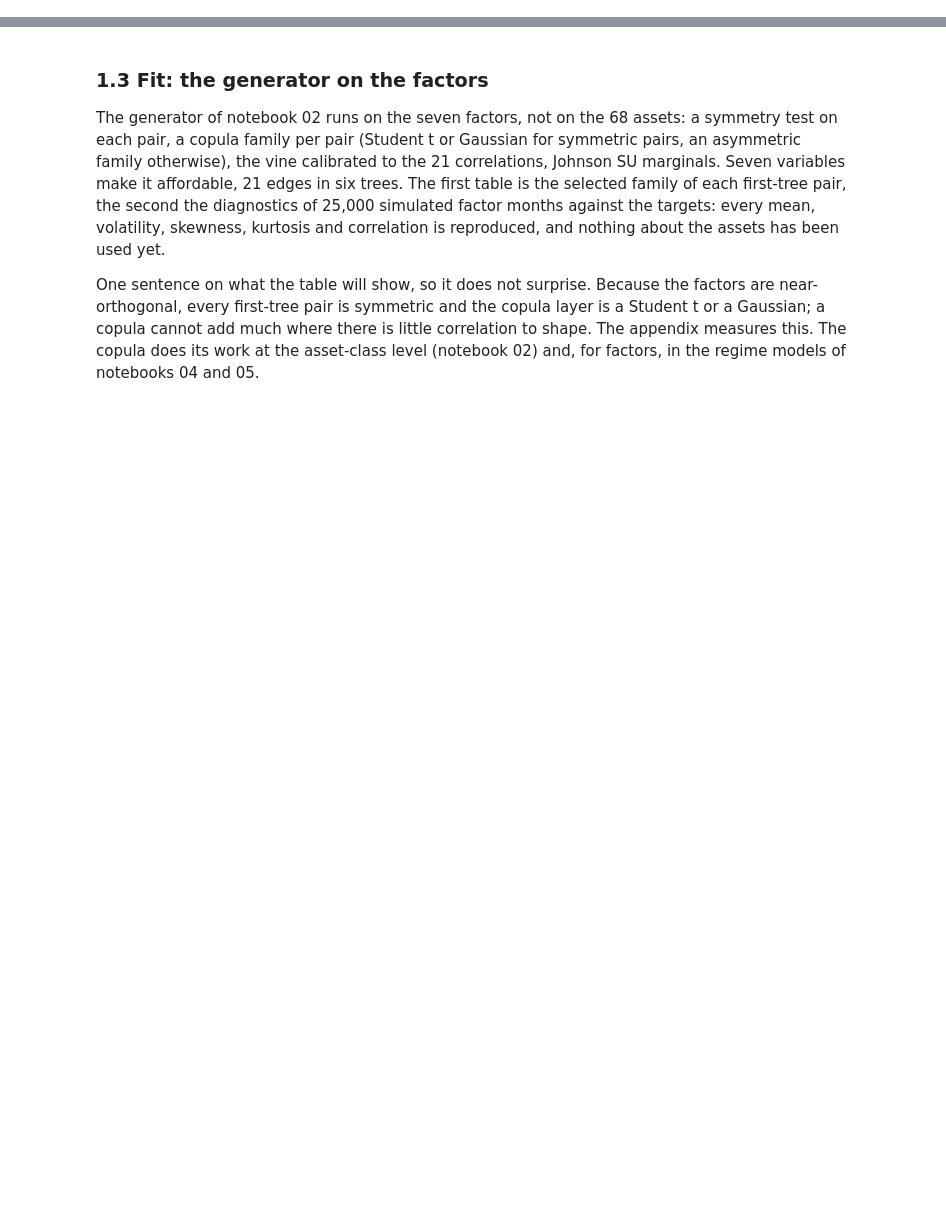
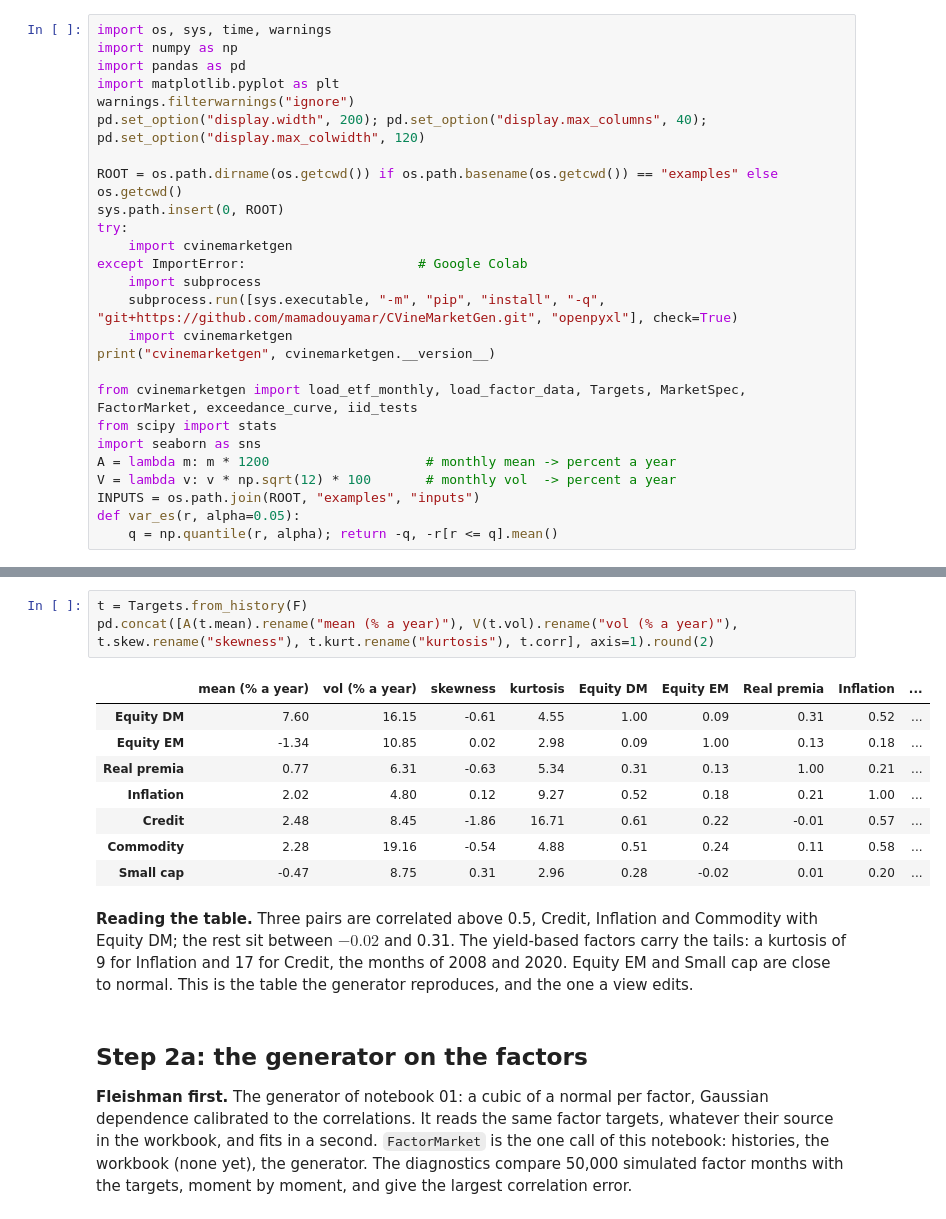
Before and after one commit to mamadouyamar/CVineMarketGen, a Jupyter notebook: examples/03_many_assets_factors.ipynb, the cells around one changed output, grey strips where cells are left out. Cells and saved outputs as stored; diff of their text form; blank space fills up the shorter version.

```diff
--- a/examples/03_many_assets_factors.ipynb
+++ b/examples/03_many_assets_factors.ipynb
@@ -163,0 +68,26 @@ print("specification report (first rows):"); fm0.spec_report().loc[show]
+# %%
+import os, sys, time, warnings
+import numpy as np
+import pandas as pd
+import matplotlib.pyplot as plt
+warnings.filterwarnings("ignore")
+pd.set_option("display.width", 200); pd.set_option("display.max_columns", 40); pd.set_option("display.max_colwidth", 120)
+
+ROOT = os.path.dirname(os.getcwd()) if os.path.basename(os.getcwd()) == "examples" else os.getcwd()
+sys.path.insert(0, ROOT)
+try:
+    import cvinemarketgen
+except ImportError:                      # Google Colab
+    import subprocess
+    subprocess.run([sys.executable, "-m", "pip", "install", "-q", "git+https://github.com/mamadouyamar/CVineMarketGen.git", "openpyxl"], check=True)
+    import cvinemarketgen
+print("cvinemarketgen", cvinemarketgen.__version__)
+
+from cvinemarketgen import load_etf_monthly, load_factor_data, Targets, MarketSpec, FactorMarket, exceedance_curve, iid_tests
+from scipy import stats
+import seaborn as sns
+A = lambda m: m * 1200                    # monthly mean -> percent a year
+V = lambda v: v * np.sqrt(12) * 100       # monthly vol  -> percent a year
+INPUTS = os.path.join(ROOT, "examples", "inputs")
+def var_es(r, alpha=0.05):
+    q = np.quantile(r, alpha); return -q, -r[r <= q].mean()
@@ -164,20 +182,28 @@ print("specification report (first rows):"); fm0.spec_report().loc[show]
+# %%
+t = Targets.from_history(F)
+pd.concat([A(t.mean).rename("mean (% a year)"), V(t.vol).rename("vol (% a year)"), t.skew.rename("skewness"), t.kurt.rename("kurtosis"), t.corr], axis=1).round(2)
+# %% [output]
+|  | mean (% a year) | vol (% a year) | skewness | kurtosis | Equity DM | Equity EM | Real premia | Inflation | ... |
+| Equity DM | 7.60 | 16.15 | -0.61 | 4.55 | 1.00 | 0.09 | 0.31 | 0.52 | ... |
+| Equity EM | -1.34 | 10.85 | 0.02 | 2.98 | 0.09 | 1.00 | 0.13 | 0.18 | ... |
+| Real premia | 0.77 | 6.31 | -0.63 | 5.34 | 0.31 | 0.13 | 1.00 | 0.21 | ... |
+| Inflation | 2.02 | 4.80 | 0.12 | 9.27 | 0.52 | 0.18 | 0.21 | 1.00 | ... |
+| Credit | 2.48 | 8.45 | -1.86 | 16.71 | 0.61 | 0.22 | -0.01 | 0.57 | ... |
+| Commodity | 2.28 | 19.16 | -0.54 | 4.88 | 0.51 | 0.24 | 0.11 | 0.58 | ... |
+| Small cap | -0.47 | 8.75 | 0.31 | 2.96 | 0.28 | -0.02 | 0.01 | 0.20 | ... |
+# %% [markdown]
+**Reading the table.** Three pairs are correlated above 0.5, Credit, Inflation
+and Commodity with Equity DM; the rest sit between $-0.02$ and 0.31. The
+yield-based factors carry the tails: a kurtosis of 9 for Inflation and 17 for
+Credit, the months of 2008 and 2020. Equity EM and Small cap are close to
+normal. This is the table the generator reproduces, and the one a view edits.
 # %% [markdown]
-### 1.3 Fit: the generator on the factors
+## Step 2a: the generator on the factors
 
-The generator of notebook 02 runs on the seven factors, not on the 68
-assets: a symmetry test on each pair, a copula family per pair (Student t or
-Gaussian for symmetric pairs, an asymmetric family otherwise), the vine
-calibrated to the 21 correlations, Johnson SU marginals. Seven variables make
-it affordable, 21 edges in six trees. The first table is the selected family
-of each first-tree pair, the second the diagnostics of 25,000 simulated
-factor months against the targets: every mean, volatility, skewness,
-kurtosis and correlation is reproduced, and nothing about the assets has been
-used yet.
-
-One sentence on what the table will show, so it does not surprise. Because
-the factors are near-orthogonal, every first-tree pair is symmetric and the
-copula layer is a Student t or a Gaussian; a copula cannot add much where
-there is little correlation to shape. The appendix measures this. The copula
-does its work at the asset-class level (notebook 02) and, for factors, in
-the regime models of notebooks 04 and 05.
+**Fleishman first.** The generator of notebook 01: a cubic of a normal per
+factor, Gaussian dependence calibrated to the correlations. It reads the same
+factor targets, whatever their source in the workbook, and fits in a second.
+`FactorMarket` is the one call of this notebook: histories, the workbook (none
+yet), the generator. The diagnostics compare 50,000 simulated factor months
+with the targets, moment by moment, and give the largest correlation error.
 # %%
```
Also changed, not shown: parts of 103 cells of this notebook, 6 other files.
